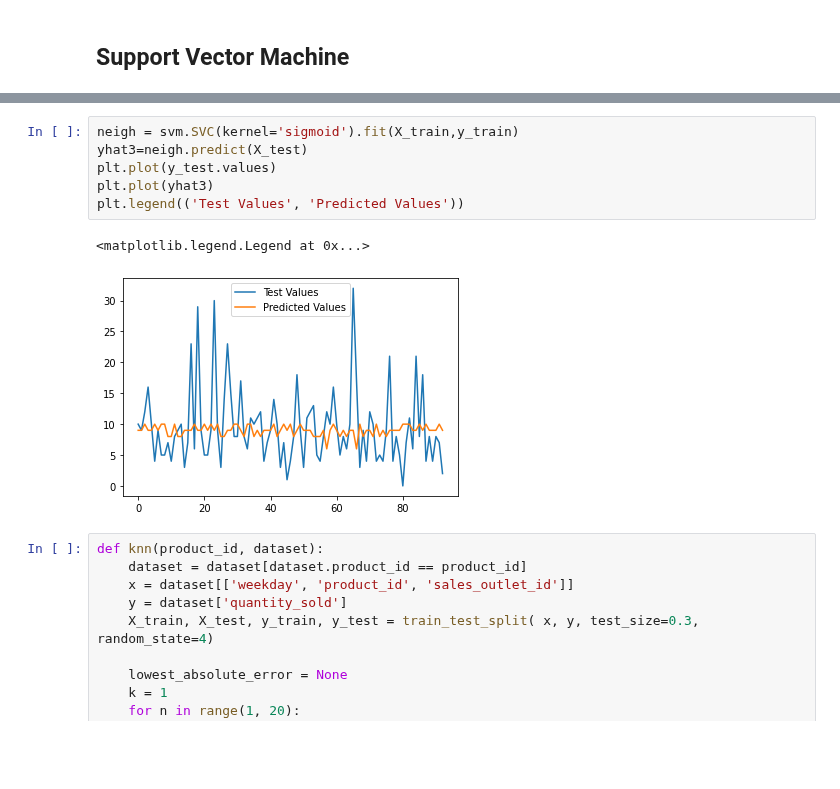
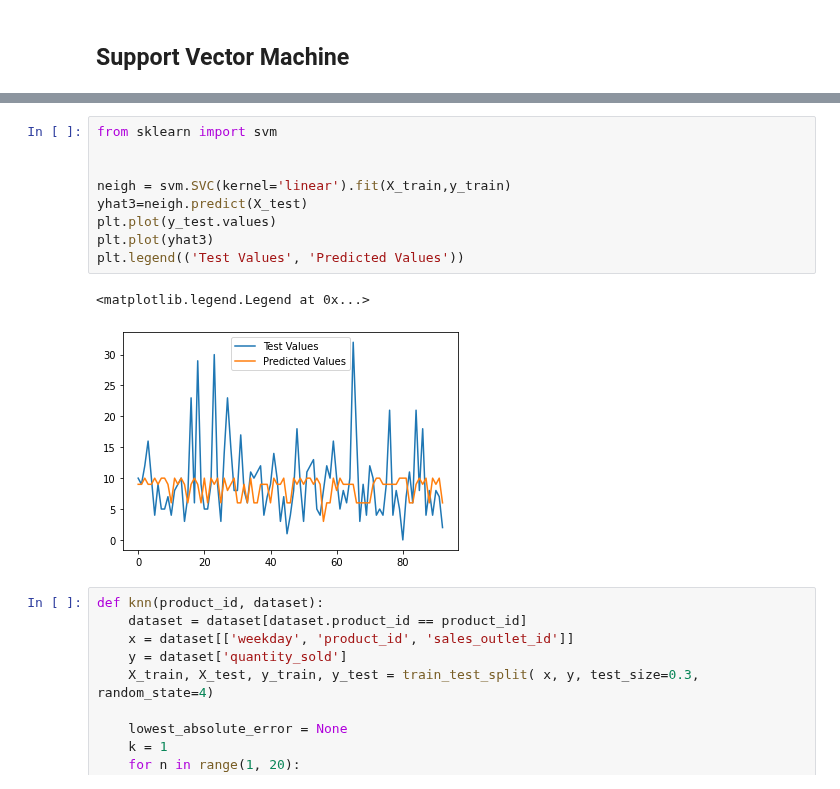
Before and after one commit to michalmullen/machine-learning, a Jupyter notebook: notebooks/coffeeShopAD.ipynb, the cells around one changed output, grey strips where cells are left out. Cells and saved outputs as stored; diff of their text form; blank space fills up the shorter version.

```diff
--- a/notebooks/coffeeShopAD.ipynb
+++ b/notebooks/coffeeShopAD.ipynb
@@ -244,12 +209,15 @@ The best accuracy was with 4.795698924731183 with type = linear
 # %%
-neigh = svm.SVC(kernel='sigmoid').fit(X_train,y_train)
+from sklearn import svm
+
+
+neigh = svm.SVC(kernel='linear').fit(X_train,y_train)
 yhat3=neigh.predict(X_test)
 plt.plot(y_test.values)
 plt.plot(yhat3)
 plt.legend(('Test Values', 'Predicted Values'))
 # %% [output]
 <matplotlib.legend.Legend at 0x...>
-[figure, old version]
+[figure, new version]
 # %%
 def knn(product_id, dataset):
     dataset = dataset[dataset.product_id == product_id]
```
Also changed, not shown: parts of 1 cell of this notebook.
